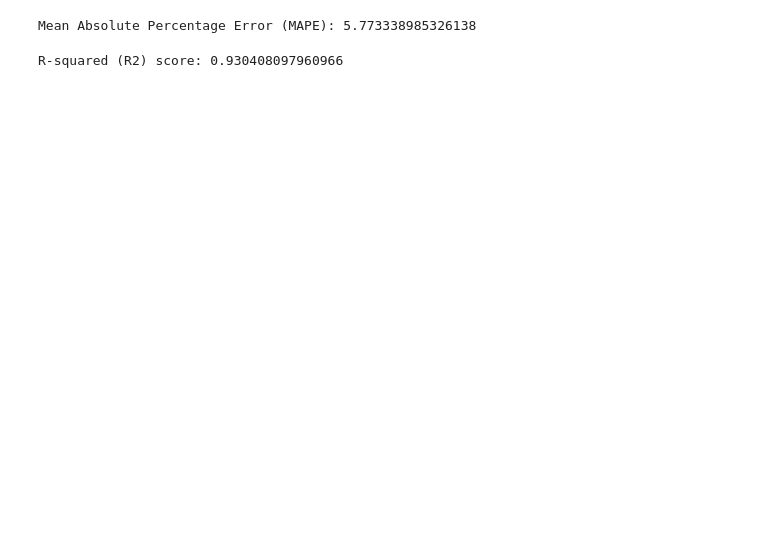
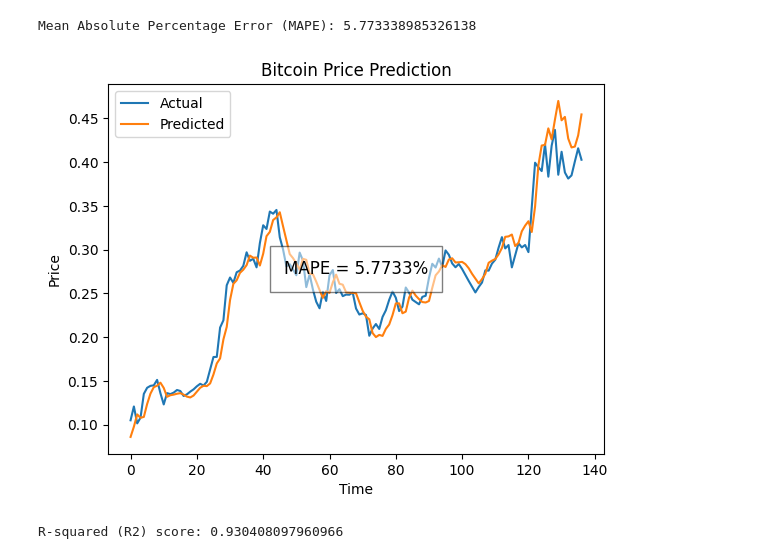
Before and after one commit to njorogewacira001/.py, a Jupyter notebook: final_model.ipynb, the cells around one changed output. Cells and saved outputs as stored; diff of their text form; code cells hidden in the pictures; blank space fills up the shorter version.

```diff
--- a/final_model.ipynb
+++ b/final_model.ipynb
@@ -683,6 +766,34 @@ mape = 100 * np.mean(np.abs((y_test - predictions) / y_test))
 print("Mean Absolute Percentage Error (MAPE):", mape)
 # %% [output]
 Mean Absolute Percentage Error (MAPE): 5.773338985326138
+# %%
+import matplotlib.pyplot as plt
+import numpy as np
+
+# ... Your existing code for data preparation, model training, and predictions ...
+# Calculate MAPE and format it to 4 decimal places
+mape = float(np.mean(np.abs((y_test - predictions) / y_test))) * 100
+mape_formatted = "{:.4f}".format(mape)
+
+# Plot the actual and predicted values
+plt.plot(y_test, label='Actual')
+plt.plot(predictions, label='Predicted')
+
+# Add a title and labels
+plt.title('Bitcoin Price Prediction')
+plt.xlabel('Time')
+plt.ylabel('Price')
+
+# Add a legend
+plt.legend()
+
+# Add a text box with the MAPE
+plt.text(0.5, 0.5, f"MAPE = {mape_formatted}%", transform=plt.gca().transAxes, ha='center', va='center', fontsize=12, bbox={'facecolor': 'white', 'alpha': 0.5, 'pad': 10})
+
+# Show the plot
+plt.show()
+# %% [output]
+[figure, added]
 # %%
 from sklearn.metrics import r2_score
 r2_score = r2_score(y_test, predictions)
```
Also changed, not shown: parts of 5 cells of this notebook.
